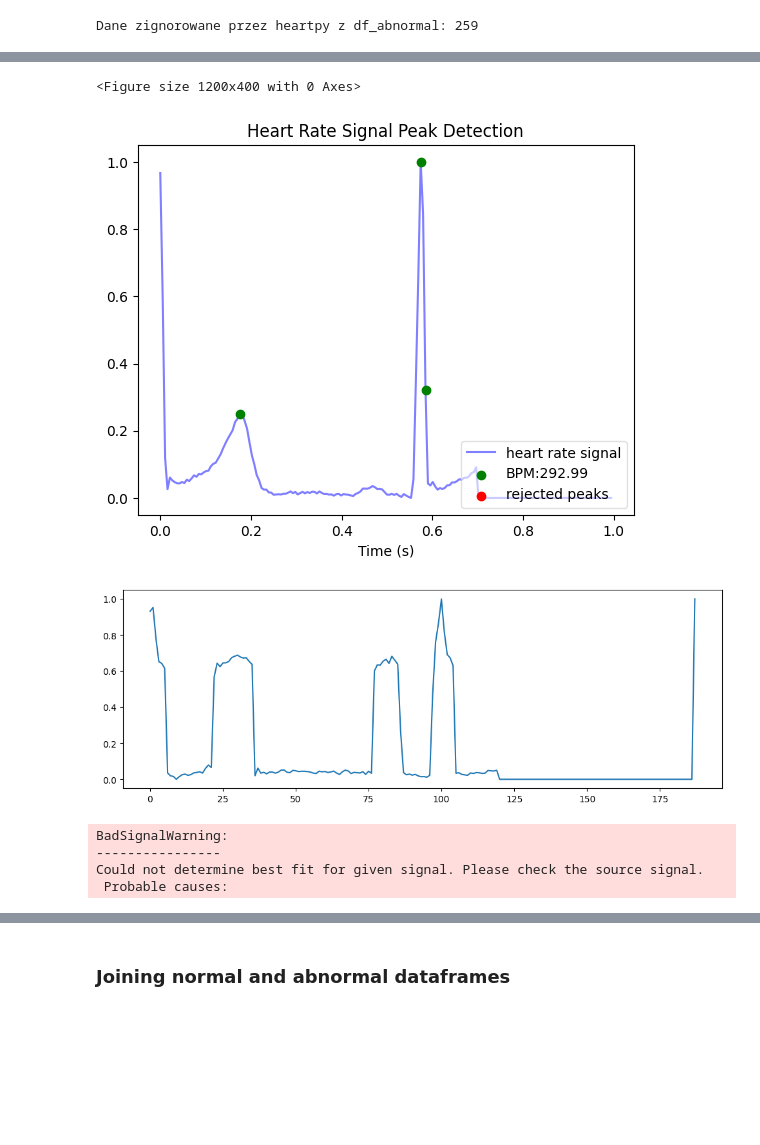
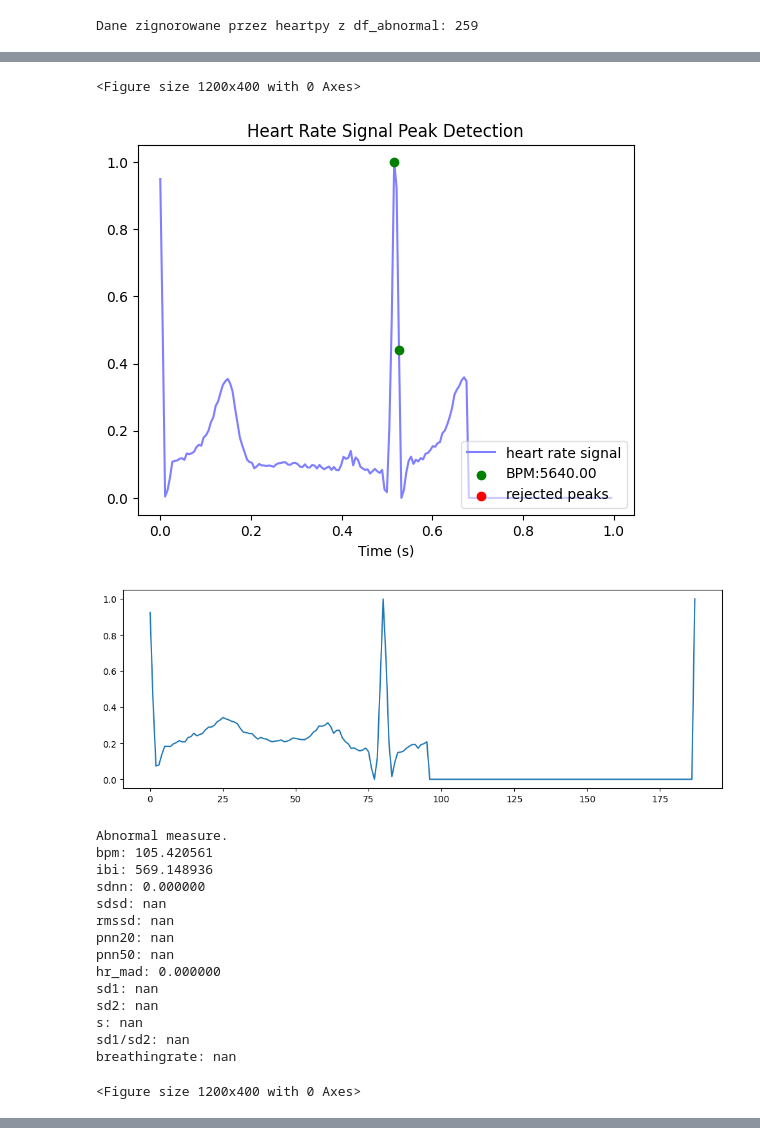
Before and after one commit to bartekbiz/ECD-Anomaly-Detection-Model, a Jupyter notebook: notebooks/ECD-Anomaly-Detection.ipynb, the cells around one changed output, grey strips where cells are left out. Cells and saved outputs as stored; diff of their text form; code cells hidden in the pictures; blank space fills up the shorter version.

Commit message:
Fixed: Element 25 had no BPM, changed to fifth element

```diff
--- a/notebooks/ECD-Anomaly-Detection.ipynb
+++ b/notebooks/ECD-Anomaly-Detection.ipynb
@@ -131,11 +131,13 @@ df_abnormal_processed.head()
 | 0 | 129.655172 | 462.765957 | 0.000000 | -- | 0.00000 | 0.0 | 0.0 | 0.000000 | 0.0 | 0.0 | 0.0 | ... |
 | 0 | 0.000000 | 0.000000 | 0.000000 | -- | 0.00000 | 0.0 | 0.0 | 0.000000 | 0.0 | 0.0 | 0.0 | ... |
 # %%
+
+element_number = 5
 plt.figure(figsize=(12,4))
-plt.plot(df_normal.iloc[25])
+plt.plot(df_normal.iloc[element_number])
 plt.show()
 
-wd, m = hp.process(df_normal.iloc[25], sample_rate)
+wd, m = hp.process(df_normal.iloc[element_number], sample_rate)
 plt.figure(figsize=(12,4))
 hp.plotter(wd, m)
 
@@ -144,10 +146,10 @@ for measure in m.keys():
     print('%s: %f' %(measure, m[measure]))
 
 plt.figure(figsize=(12,4))
-plt.plot(df_abnormal.iloc[25])
+plt.plot(df_abnormal.iloc[element_number])
 plt.show()
 
-wd, m = hp.process(df_abnormal.iloc[25], sample_rate)
+wd, m = hp.process(df_abnormal.iloc[element_number], sample_rate)
 plt.figure(figsize=(12,4))
 hp.plotter(wd, m)
 
@@ -171,9 +173,20 @@ s: 0.000000
 sd1/sd2: nan
 breathingrate: nan
 <Figure size 1200x400 with 0 Axes>
-[figure, old version]
+[figure, new version]
-[figure, old version]
+[figure, new version]
-BadSignalWarning:
-----------------
-Could not determine best fit for given signal. Please check the source signal.
- Probable causes:
+Abnormal measure.
+bpm: 105.420561
+ibi: 569.148936
+sdnn: 0.000000
+sdsd: nan
+rmssd: nan
+pnn20: nan
+pnn50: nan
+hr_mad: 0.000000
+sd1: nan
+sd2: nan
+s: nan
+sd1/sd2: nan
+breathingrate: nan
+<Figure size 1200x400 with 0 Axes>
@@ -180,2 +193,0 @@ Could not determine best fit for given signal. Please check the source signal.
-# %% [markdown]
-### Joining normal and abnormal dataframes
```
Also changed, not shown: parts of 4 cells of this notebook.
